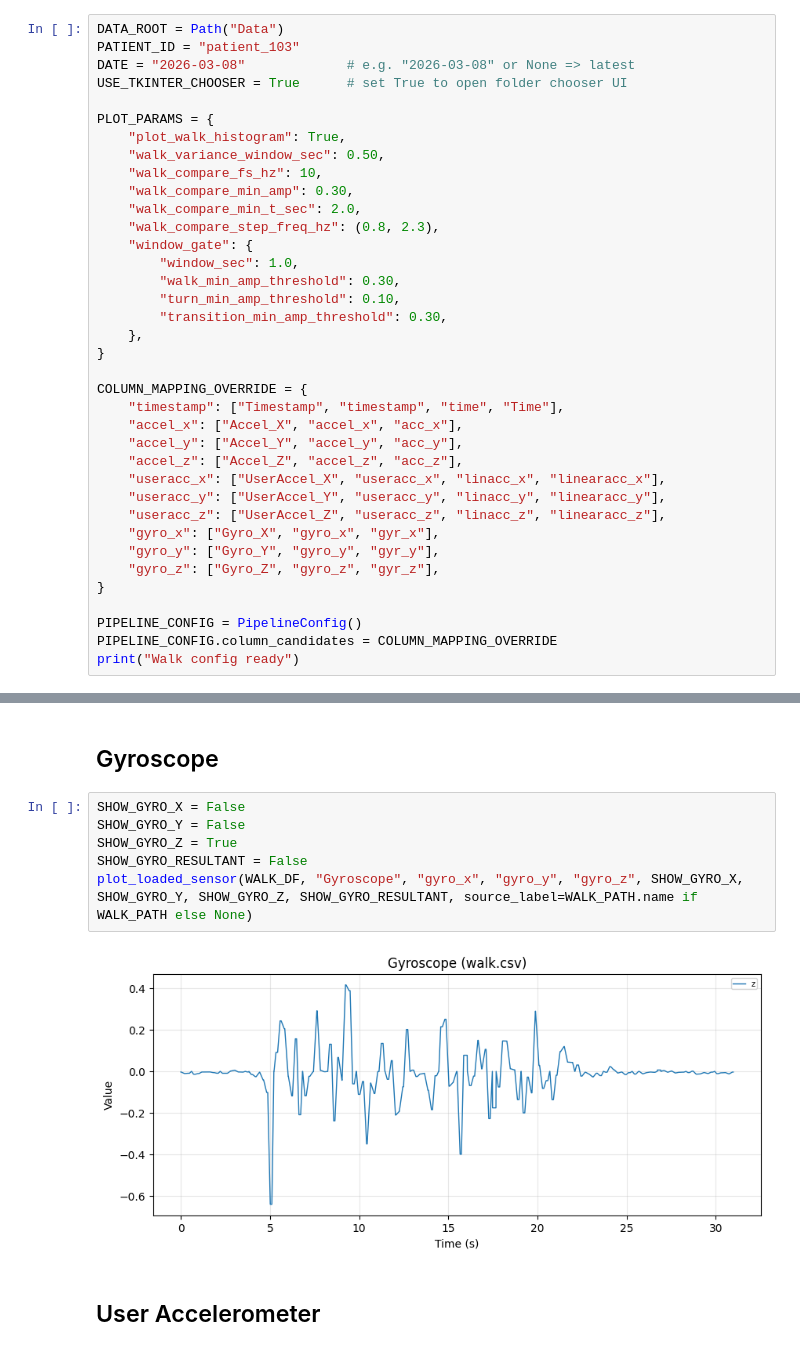
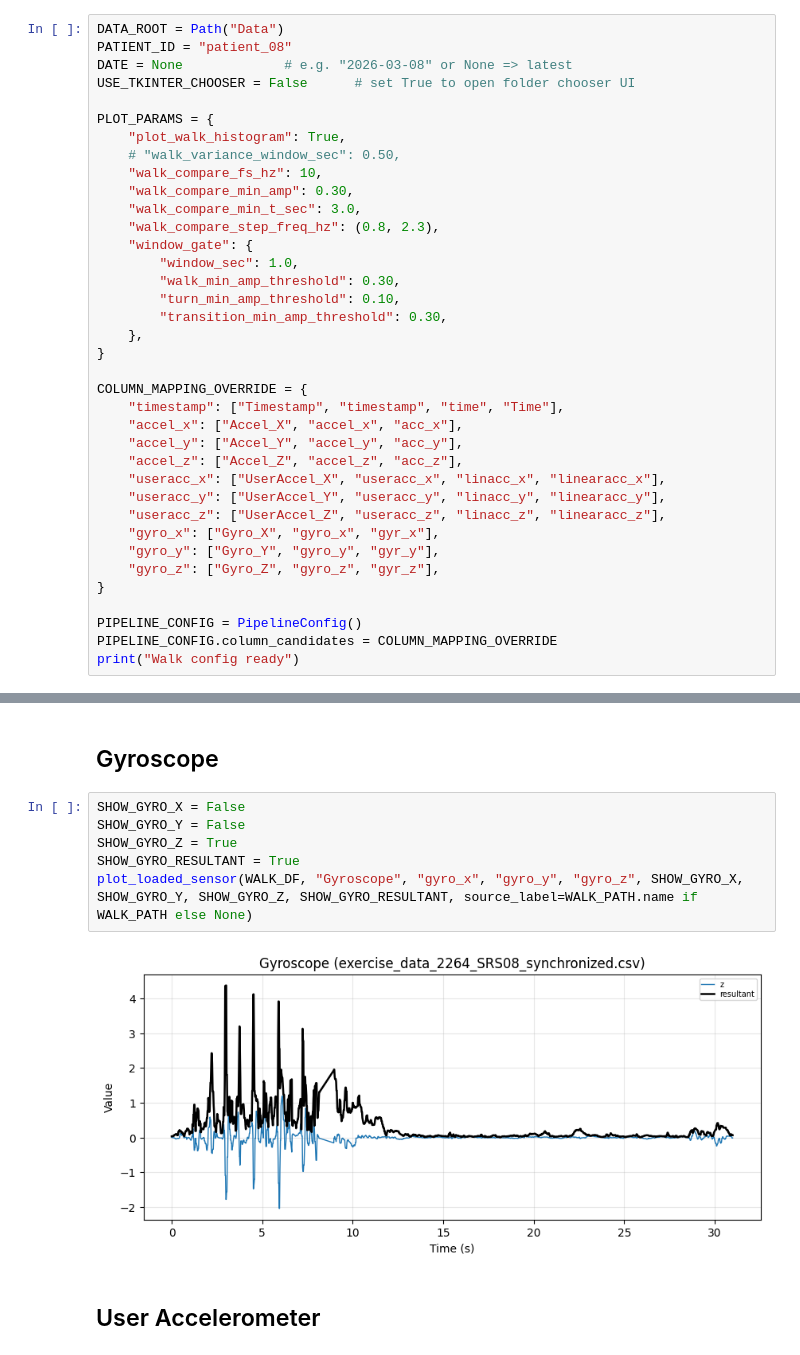
Before and after one commit to ahmedazhar2299/my-walk-sentinal, a Jupyter notebook: walk_validation.ipynb, the cells around one changed output, grey strips where cells are left out. Cells and saved outputs as stored; diff of their text form.

```diff
--- a/walk_validation.ipynb
+++ b/walk_validation.ipynb
@@ -16,16 +16,16 @@ from imu_features.config import PipelineConfig
 import validation_plots.shared_validation as sv
 # %%
 DATA_ROOT = Path("Data")
-PATIENT_ID = "patient_103"
-DATE = "2026-03-08"             # e.g. "2026-03-08" or None => latest
-USE_TKINTER_CHOOSER = True      # set True to open folder chooser UI
+PATIENT_ID = "patient_08"
+DATE = None             # e.g. "2026-03-08" or None => latest
+USE_TKINTER_CHOOSER = False      # set True to open folder chooser UI
 
 PLOT_PARAMS = {
     "plot_walk_histogram": True,
-    "walk_variance_window_sec": 0.50,
+    # "walk_variance_window_sec": 0.50,
     "walk_compare_fs_hz": 10,
     "walk_compare_min_amp": 0.30,
-    "walk_compare_min_t_sec": 2.0,
+    "walk_compare_min_t_sec": 3.0,
     "walk_compare_step_freq_hz": (0.8, 2.3),
     "window_gate": {
         "window_sec": 1.0,
@@ -213,11 +213,11 @@ plot_loaded_sensor(WALK_DF, "Accelerometer", "accel_x", "accel_y", "accel_z", SH
 # %%
 SHOW_GYRO_X = False
 SHOW_GYRO_Y = False
 SHOW_GYRO_Z = True
-SHOW_GYRO_RESULTANT = False
+SHOW_GYRO_RESULTANT = True
 plot_loaded_sensor(WALK_DF, "Gyroscope", "gyro_x", "gyro_y", "gyro_z", SHOW_GYRO_X, SHOW_GYRO_Y, SHOW_GYRO_Z, SHOW_GYRO_RESULTANT, source_label=WALK_PATH.name if WALK_PATH else None)
 # %% [output]
-[figure, old version]
+[figure, new version]
 # %% [markdown]
 ## User Accelerometer
 # %%
```
Also changed, not shown: parts of 5 cells of this notebook, 3 other files.
